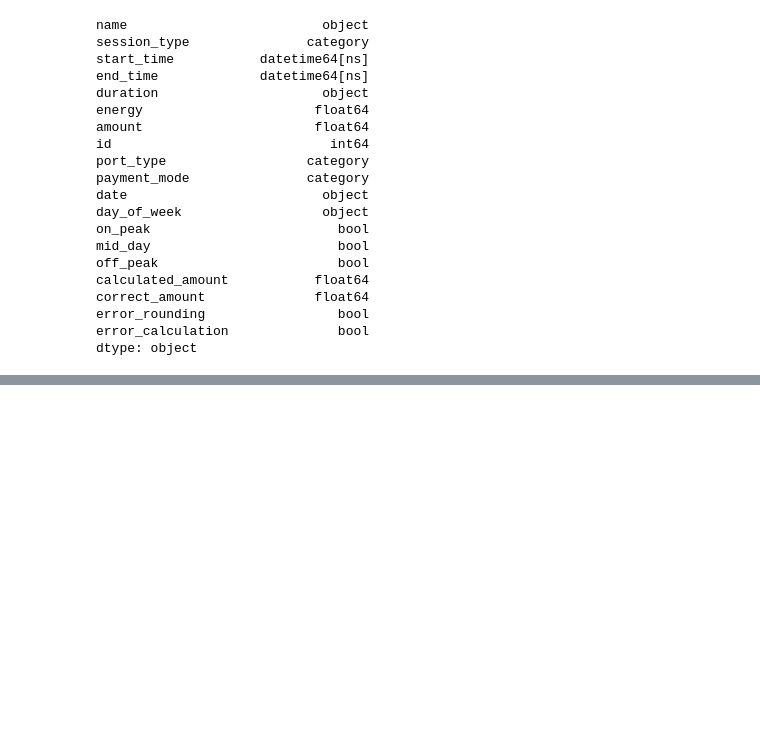
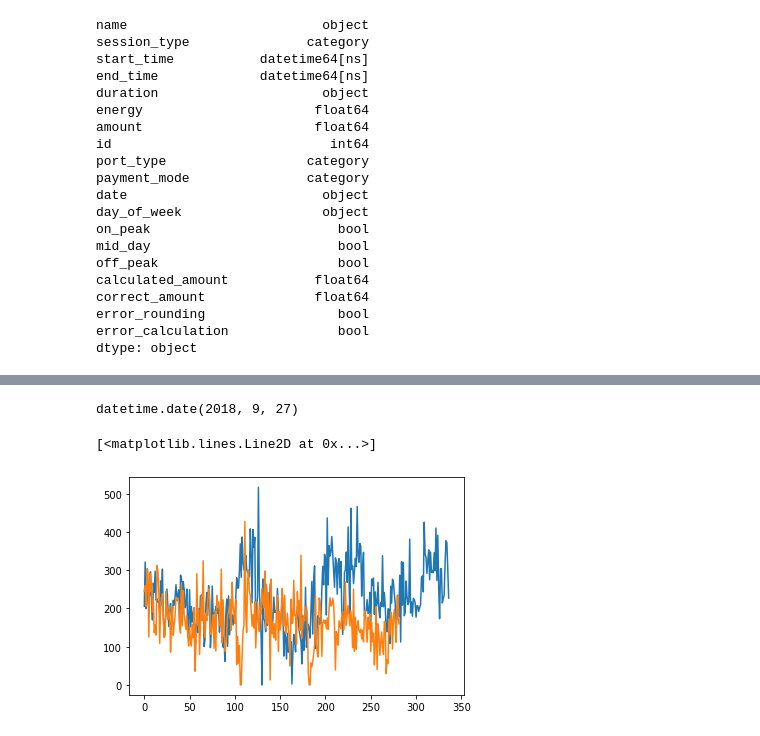
Before and after one commit to HACC2019/garys-best, a Jupyter notebook: eda/eda.ipynb, the cells around one changed output, grey strips where cells are left out. Drawn from its saved outputs; the diff is of its cells as text; code cells hidden in the pictures; blank space fills up the shorter version.

```diff
--- a/eda/eda.ipynb
+++ b/eda/eda.ipynb
@@ -302,0 +322,33 @@ Name: duration, Length: 10452, dtype: object
+# %%
+df_agg = preproc_df.groupby(['name', 'date']).agg('sum').reset_index()
+df_agg['day_of_week'] = pd.to_datetime(df_agg['date']).dt.day_name()
+df_agg['month'] = pd.to_datetime(df_agg['date']).dt.month_name()
+
+for col in ['day_of_week', 'month']:
+    df_agg[col] = df_agg[col].astype('category')
+
+df_agg = df_agg.join(pd.get_dummies(df_agg.select_dtypes('category')))
+df_agg = df_agg.drop(df_agg.select_dtypes('category'), axis=1)
+
+# df_agg.columns = df_agg.columns.to_flat_index()
+# df_agg.columns
+
+# for x in range(1, 7):
+#     df_agg[f'energy_prev_{x}'] = df_agg['energy'].shift(x)
+# df_agg = df_agg.dropna()
+# df_agg.head()
+
+stations = [g for _, g in df_agg.groupby('name')]
+
+def offset_col_x_days(df, col, days):
+    for x in range(1, days):
+        df[f'{col}_prev_{x}'] = df[col].shift(x)
+    df = df.dropna().reset_index(drop=True)
+    return df
+
+for i in range(len(stations)):
+    for col in ['energy', 'on_peak', 'mid_day', 'off_peak', 'error_rounding', 'error_calculation', 'session_type_DEVICE', 'session_type_MOBILE', 'session_type_WEB',
+       'port_type_CHADEMO', 'port_type_DCCOMBOTYP1', 'payment_mode_CREDITCARD',
+       'payment_mode_RFID']:
+        stations[i] = offset_col_x_days(stations[i], col, 3)
+stations[0]
@@ -302,0 +369,10 @@ Name: duration, Length: 10452, dtype: object
+# %%
+stations[1]['date'][0]
+# %% [output]
+datetime.date(2018, 9, 27)
+# %%
+plt.plot(stations[0]['energy'])
+plt.plot(stations[1]['energy'])
+# %% [output]
+[<matplotlib.lines.Line2D at 0x...>]
+[figure, added]
```
Also changed, not shown: parts of 21 cells of this notebook, 4 other files.
